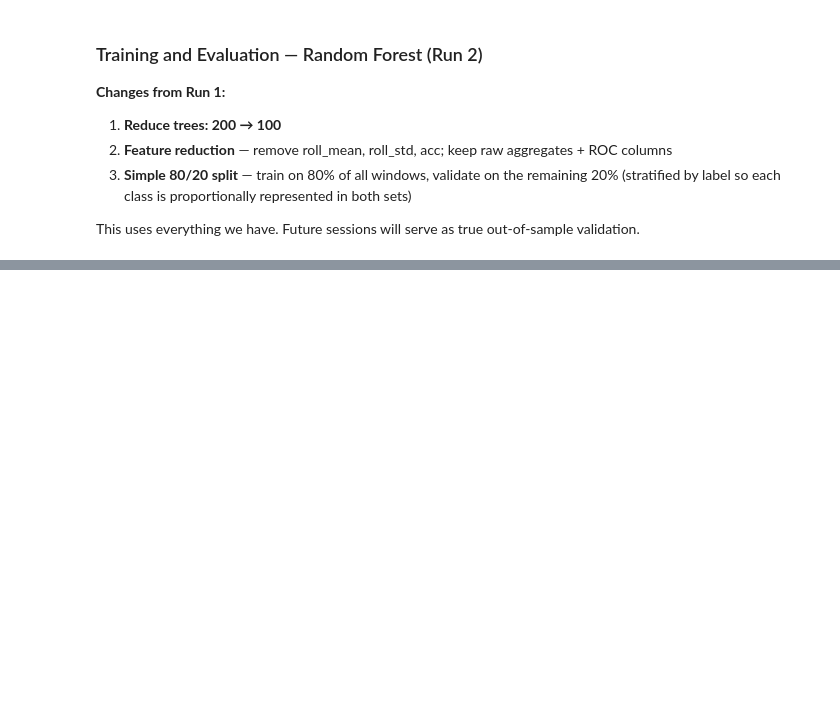
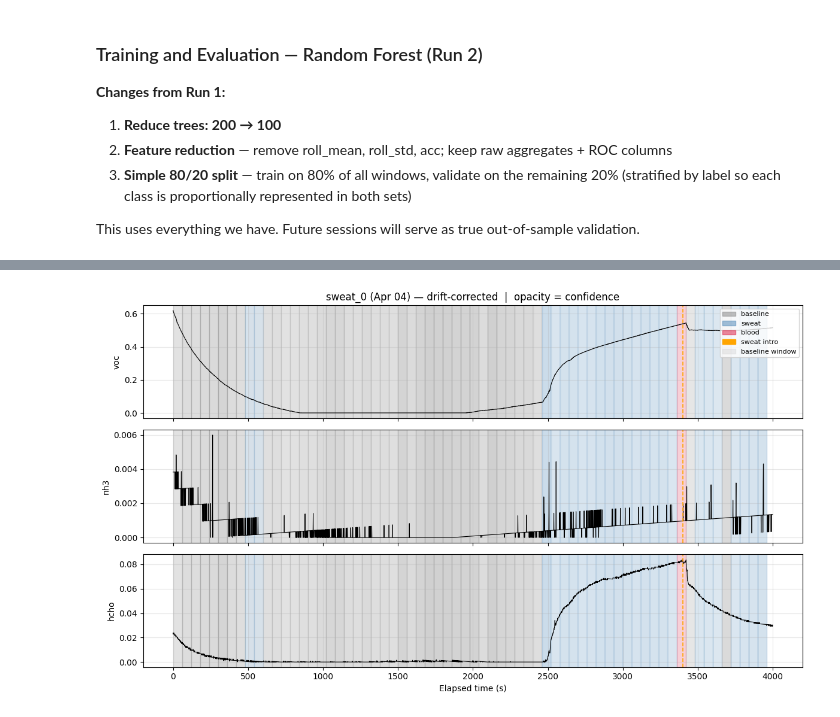
Before and after one commit to brenthoang12/gas-injury-detection, a Jupyter notebook: experiment-data-clean/combined.ipynb, the cells around one changed output, grey strips where cells are left out. Cells and saved outputs as stored; diff of their text form; code cells hidden in the pictures; blank space fills up the shorter version.

```diff
--- a/experiment-data-clean/combined.ipynb
+++ b/experiment-data-clean/combined.ipynb
@@ -578,0 +691,96 @@ Test:  29 windows
+# %%
+# ── Load & clean sweat_0 (Apr 04) ─────────────────────────────────────────────
+# README: warmup 2400s, sweat introduced 3400s
+SWEAT_0_PATH     = "../20260404-experiment/sweat.csv"
+BASELINE_WINDOW  = (500, 2400)   # pre-sweat stable window
+TRIM_END         = 4000          # seconds
+
+raw = pd.read_csv(SWEAT_0_PATH)
+raw["wall_time"] = pd.to_datetime(raw["wall_time"])
+raw_1hz = raw.set_index("wall_time").resample("1s").first().ffill().reset_index()
+raw_1hz["elapsed_s"] = (raw_1hz["wall_time"] - raw_1hz["wall_time"].iloc[0]).dt.total_seconds()
+
+df0 = raw_1hz[["elapsed_s", "voc", "nh3", "hcho",
+                "h2s_ppm", "etoh_ppm", "rh_pct"]].copy()
+
+# Trim to TRIM_END
+df0 = df0[df0["elapsed_s"] <= TRIM_END].reset_index(drop=True)
+print(f"sweat_0 after trim: {len(df0)} rows, {df0['elapsed_s'].max():.0f}s")
+
+# ── Drift correction for MEMS channels ────────────────────────────────────────
+t0_base, t1_base = BASELINE_WINDOW
+base_mask = (df0["elapsed_s"] >= t0_base) & (df0["elapsed_s"] <= t1_base)
+t_all = df0["elapsed_s"].values
+
+print(f"\nDrift correction  (baseline {t0_base}–{t1_base}s,  {base_mask.sum()} rows)")
+print(f"  {'channel':<8}  {'slope (V/s)':>14}  {'intercept':>12}")
+for col in ["voc", "nh3", "hcho"]:
+    t_base = df0.loc[base_mask, "elapsed_s"].values
+    s_base = df0.loc[base_mask, col].values
+    a, b   = np.polyfit(t_base, s_base, deg=1)
+    df0[col] = (df0[col] - (a * t_all + b)).clip(lower=0)
+    print(f"  {col:<8}  {a:>14.6f}  {b:>12.4f}")
+
+# ── Offset correction for SPEC channels ───────────────────────────────────────
+for col in ["h2s_ppm", "etoh_ppm"]:
+    offset = df0.loc[base_mask, col].mean()
+    df0[col] = (df0[col] - offset).clip(lower=0)
+    print(f"  {col:<12}  offset={offset:.3f}")
+
+# ── Helper columns ─────────────────────────────────────────────────────────────
+for col in CHANNELS:
+    df0[f"{col}_roc"] = df0[col].diff()
+    df0[f"{col}_acc"] = df0[f"{col}_roc"].diff()
+    for w in ROLL_WINDOWS:
+        df0[f"{col}_roll_mean_{w}"] = df0[col].rolling(window=w, min_periods=1).mean()
+        df0[f"{col}_roll_std_{w}"]  = df0[col].rolling(window=w, min_periods=1).std().fillna(0)
+        df0[f"{col}_roll_roc_{w}"]  = df0[f"{col}_roc"].abs().rolling(window=w, min_periods=1).mean()
+
+# ── Window extraction + predict ───────────────────────────────────────────────
+test_windows = []
+for i in range(len(df0) // WINDOW_SIZE):
+    window = df0.iloc[i * WINDOW_SIZE : (i + 1) * WINDOW_SIZE]
+    feats  = extract_window_features(window, FEATURE_COLS)
+    feats["t_start"] = window["elapsed_s"].iloc[0]
+    feats["t_end"]   = window["elapsed_s"].iloc[-1]
+    test_windows.append(feats)
+
+test_df_w  = pd.DataFrame(test_windows)
+preds      = model_r2.predict(test_df_w[feature_cols_r2])
+proba      = model_r2.predict_proba(test_df_w[feature_cols_r2])
+confidence = proba.max(axis=1)
+
+CLASS_NAMES = {0: "baseline", 1: "sweat", 2: "blood"}
+COLORS      = {0: "grey", 1: "steelblue", 2: "crimson"}
+
+print(f"\n{'#':>4}  {'t_start':>8}  {'t_end':>8}  {'Prediction':>12}  {'Confidence':>11}  base/sweat/blood")
+print(f"  {'─'*68}")
+for i, (pred, conf, prob, row) in enumerate(zip(preds, confidence, proba, test_df_w.itertuples())):
+    print(f"  {i+1:>2}  {row.t_start:>8.0f}s  {row.t_end:>8.0f}s  "
+          f"{CLASS_NAMES[pred]:>12}  {conf:>10.1%}  "
+          f"{prob[0]:.2f} / {prob[1]:.2f} / {prob[2]:.2f}")
+
+print(f"\nSummary: {dict(pd.Series(preds).map(CLASS_NAMES).value_counts())}")
+
+# ── Plot ──────────────────────────────────────────────────────────────────────
+import matplotlib.patches as mpatches
+fig, axes = plt.subplots(3, 1, figsize=(12, 7), sharex=True)
+for ax, col in zip(axes, ["voc", "nh3", "hcho"]):
+    ax.plot(df0["elapsed_s"], df0[col], color="black", linewidth=0.8)
+    for pred, conf, row in zip(preds, confidence, test_df_w.itertuples()):
+        ax.axvspan(row.t_start, row.t_end, alpha=conf * 0.5, color=COLORS[pred])
+    ax.axvline(3400, color="orange", linewidth=1.2, linestyle="--", label="sweat @ 3400s")
+    ax.axvspan(t0_base, t1_base, color="lightgrey", alpha=0.2, label="baseline window")
+    ax.set_ylabel(col)
+    ax.grid(True, alpha=0.3)
+
+legend_patches = [mpatches.Patch(color=COLORS[k], alpha=0.5, label=CLASS_NAMES[k])
+                  for k in sorted(COLORS)]
+legend_patches += [mpatches.Patch(color="orange", label="sweat intro"),
+                   mpatches.Patch(color="lightgrey", alpha=0.4, label="baseline window")]
+axes[0].legend(handles=legend_patches, loc="upper right", fontsize=8)
+axes[0].set_title("sweat_0 (Apr 04) — drift-corrected  |  opacity = confidence")
+axes[-1].set_xlabel("Elapsed time (s)")
+plt.tight_layout()
+plt.show()
+# %% [output]
@@ -578,0 +804 @@ Test:  29 windows
+[figure, added]
```
Also changed, not shown: parts of 7 cells of this notebook, 5 other files.
